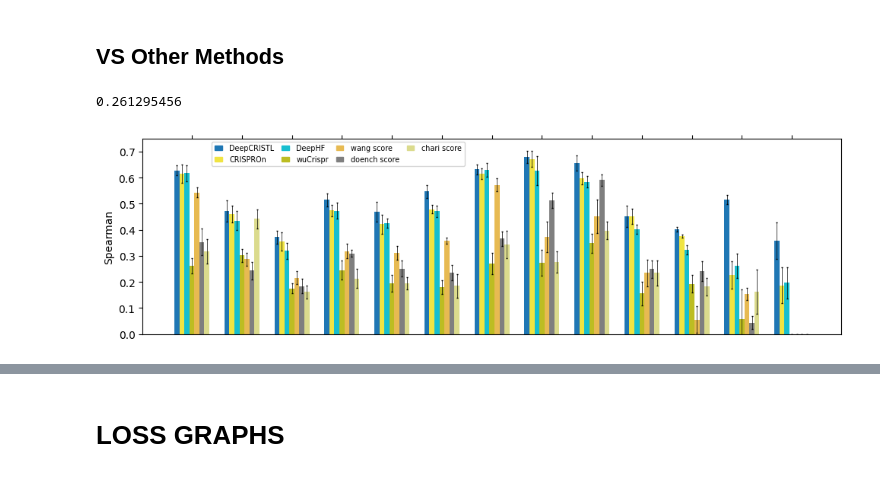
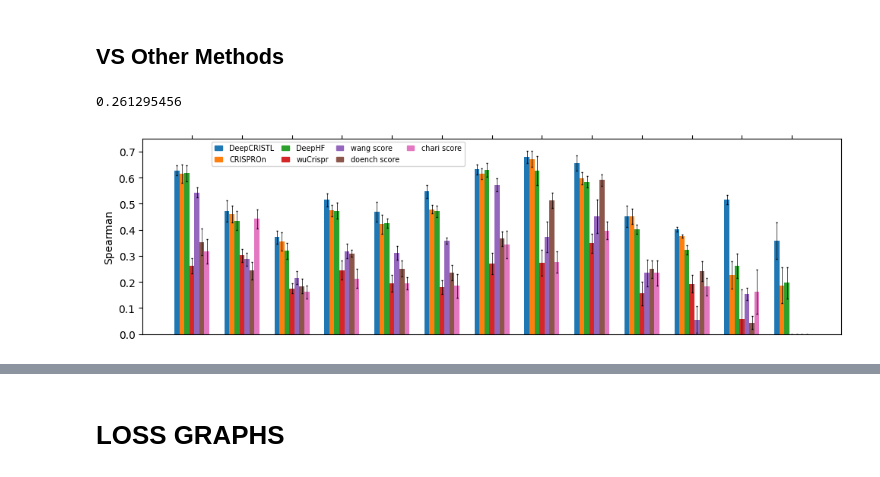
Before and after one commit to OrensteinLab/DeepCRISTL, a Jupyter notebook: new_version/graphs.ipynb, the cells around one changed output, grey strips where cells are left out. Cells and saved outputs as stored; diff of their text form; code cells hidden in the pictures.

```diff
--- a/new_version/graphs.ipynb
+++ b/new_version/graphs.ipynb
@@ -237,8 +237,8 @@ print(data_means['wuCrispr'][0])
 
 
 
-#hex_colors = ['#1f77b4', '#ff7f0e', '#2ca02c', '#d62728', '#9467bd', '#8c564b', '#e377c2']
-hex_colors = ['#1f77b4', '#f0e442', '#17becf', '#bcbd22', '#e7ba52', '#7f7f7f', '#dbdb8d']
+hex_colors = ['#1f77b4', '#ff7f0e', '#2ca02c', '#d62728', '#9467bd', '#8c564b', '#e377c2']
+#hex_colors = ['#1f77b4', '#f0e442', '#17becf', '#bcbd22', '#e7ba52', '#7f7f7f', '#dbdb8d']
 #hex_colors = ['#1f77b4', '#443983', '#31688e', '#21918c', '#35b779', '#90d743', '#fde725']
 
 
@@ -281,34 +281,34 @@ legend_elements = [
 
 
 
 plt.legend(handles=legend_elements, loc='lower center', bbox_to_anchor=(0.28, 0.84), ncol=4,
             fontsize='x-small', handlelength=1, handletextpad=1, columnspacing=1)
 
 # make figure bigger
 plt.gcf().set_size_inches(10, 3)
 
 # set y axis limits
 plt.ylim(0.0, 0.75)
 
 # show x axis on top
 plt.gca().xaxis.set_ticks_position('top')
 
 plt.xticks(index-bar_width*2 + total_width / 2, [], rotation=90)
 
 
 
 # Adjust layout
 plt.tight_layout()
 
 
 # save the plot
 plt.savefig('part2.png', dpi=300)
 
 # Show the plot
 plt.show()
 # %% [output]
 0.261295456
-[figure, old version]
+[figure, new version]
 # %%
 # combine
 from PIL import Image
```
Also changed, not shown: parts of 2 cells of this notebook, 3 other files.
